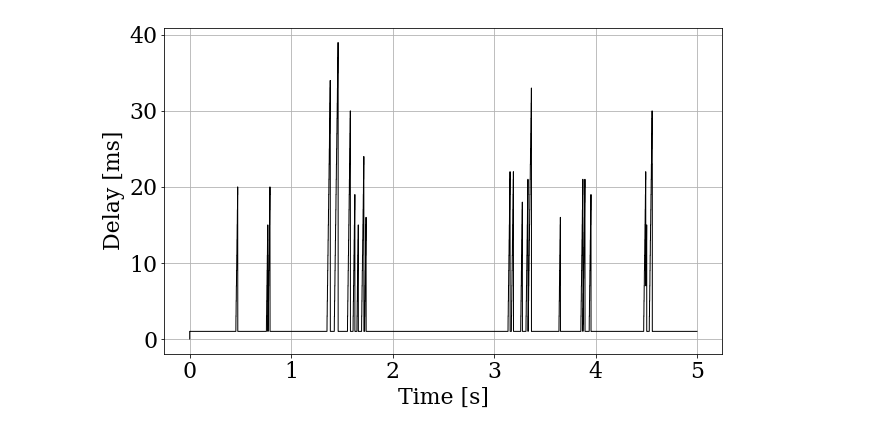
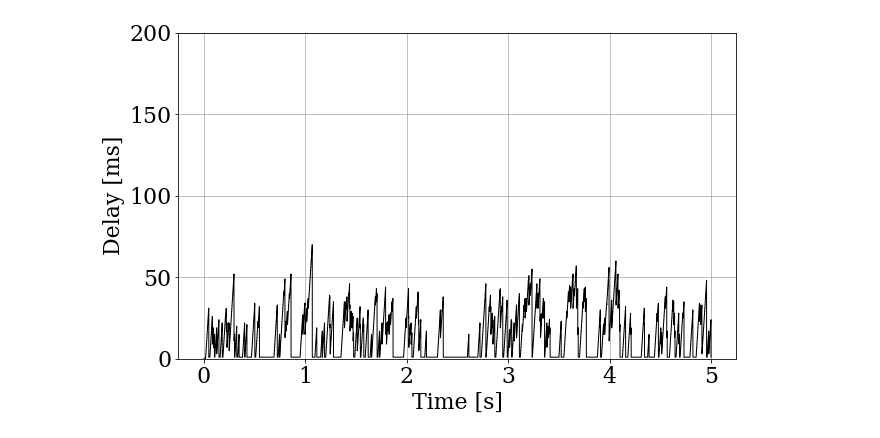
Before and after one commit to huaijiangzhu/delay_robust_invdyn, a Jupyter notebook: notebooks/generate_ns3_delay.ipynb, the cells around one changed output. Drawn from its saved outputs; the diff is of its cells as text; code cells hidden in the pictures.

```diff
--- a/notebooks/generate_ns3_delay.ipynb
+++ b/notebooks/generate_ns3_delay.ipynb
@@ -33,7 +33,7 @@ from pinocchio.utils import zero
 # %%
 N_SIMULATION = 10000
 LOCAL = False
-SCENARIO = 'building'
+SCENARIO = 'building2'
 
 data_path = parentdir + '/data/ns3/rtt/'
 path_received = data_path + 'udp_packet_Recieved_'+ SCENARIO+'.txt'
@@ -97,14 +97,15 @@ for i in range(N_SIMULATION):
 # %%
 dt = 0.001
 Time = np.arange(0, N_SIMULATION*dt, dt)
 fig, ax = plt.subplots(1, figsize=(10, 6))
 ax.plot(Time, delay, lw=1, c='k', ls='-', drawstyle='steps')
 
 ax.grid()
 ax.set_xlabel('Time [s]')
 ax.set_ylabel('Delay [ms]' )
 ax.ticklabel_format(style='sci',scilimits=(-3,4), axis='y')
+ax.set_ylim([0, 200])
 
 fig.savefig(data_path+'delay_'+SCENARIO+'.eps', bbox_inches='tight')
 # %% [output]
-[figure, old version]
+[figure, new version]
```
Also changed, not shown: 2 other files.
